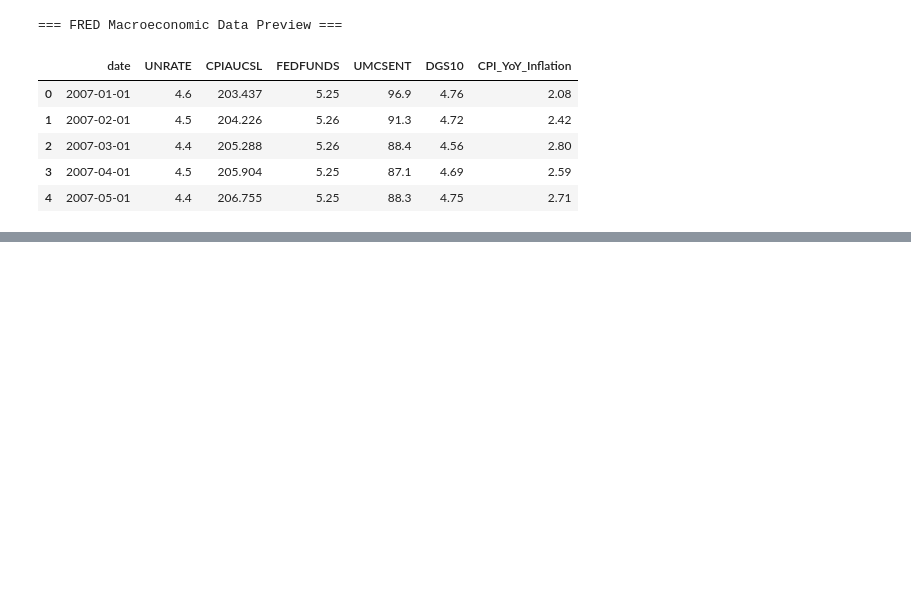
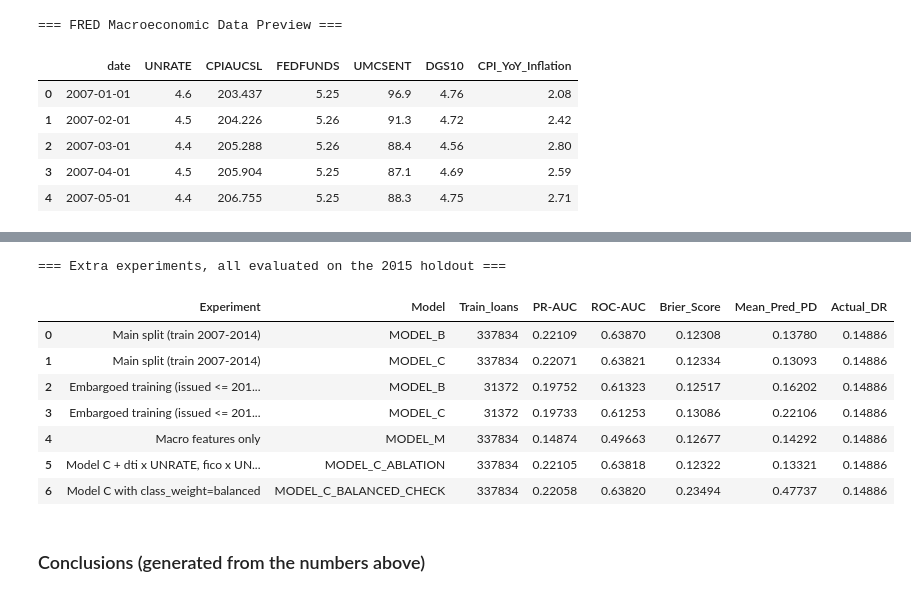
Before and after one commit to Siti-digital/Loan-Default-Risk-Predictor, a Jupyter notebook: macro_stress_testing.ipynb, the cells around one changed output, grey strips where cells are left out. Cells and saved outputs as stored; diff of their text form; code cells hidden in the pictures; blank space fills up the shorter version.

```diff
--- a/macro_stress_testing.ipynb
+++ b/macro_stress_testing.ipynb
@@ -1097,0 +904,29 @@ Successfully exported benchmark comparison summary to web/benchmark_results.json
+# %%
+from config import EMBARGO_TRAIN_END_DATE
+extra_rows = []
+emb_train = train_df[train_df['issue_date'] <= EMBARGO_TRAIN_END_DATE]
+for key in ['MODEL_B', 'MODEL_C']:
+    extra_rows.append({'Experiment': 'Main split (train 2007-2014)', 'Model': key, 'Train_loans': len(train_df), **metrics(y_test, test_preds[key])})
+for key in ['MODEL_B', 'MODEL_C']:
+    prep = clone(preprocessors[key])
+    m = make_model(key).fit(prep.fit_transform(emb_train), emb_train['default'].values)
+    p = m.predict_proba(prep.transform(test_df))[:, 1]
+    extra_rows.append({'Experiment': f'Embargoed training (issued <= {EMBARGO_TRAIN_END_DATE[:7]})', 'Model': key, 'Train_loans': len(emb_train), **metrics(y_test, p)})
+for key, label in [('MODEL_M', 'Macro features only'), ('MODEL_C_ABLATION', 'Model C + dti x UNRATE, fico x UNRATE'),
+                   ('MODEL_C_BALANCED_CHECK', 'Model C with class_weight=balanced')]:
+    extra_rows.append({'Experiment': label, 'Model': key, 'Train_loans': len(train_df), **metrics(y_test, test_preds[key])})
+extra_df = pd.DataFrame(extra_rows)
+print('=== Extra experiments, all evaluated on the 2015 holdout ===')
+display(extra_df.round(5))
+# %% [output]
+=== Extra experiments, all evaluated on the 2015 holdout ===
+|  | Experiment | Model | Train_loans | PR-AUC | ROC-AUC | Brier_Score | Mean_Pred_PD | Actual_DR |
+| 0 | Main split (train 2007-2014) | MODEL_B | 337834 | 0.22109 | 0.63870 | 0.12308 | 0.13780 | 0.14886 |
+| 1 | Main split (train 2007-2014) | MODEL_C | 337834 | 0.22071 | 0.63821 | 0.12334 | 0.13093 | 0.14886 |
+| 2 | Embargoed training (issued <= 201... | MODEL_B | 31372 | 0.19752 | 0.61323 | 0.12517 | 0.16202 | 0.14886 |
+| 3 | Embargoed training (issued <= 201... | MODEL_C | 31372 | 0.19733 | 0.61253 | 0.13086 | 0.22106 | 0.14886 |
+| 4 | Macro features only | MODEL_M | 337834 | 0.14874 | 0.49663 | 0.12677 | 0.14292 | 0.14886 |
+| 5 | Model C + dti x UNRATE, fico x UN... | MODEL_C_ABLATION | 337834 | 0.22105 | 0.63818 | 0.12322 | 0.13321 | 0.14886 |
+| 6 | Model C with class_weight=balanced | MODEL_C_BALANCED_CHECK | 337834 | 0.22058 | 0.63820 | 0.23494 | 0.47737 | 0.14886 |
+# %% [markdown]
+### Conclusions (generated from the numbers above)
```
Also changed, not shown: parts of 32 cells of this notebook, 52 other files.
